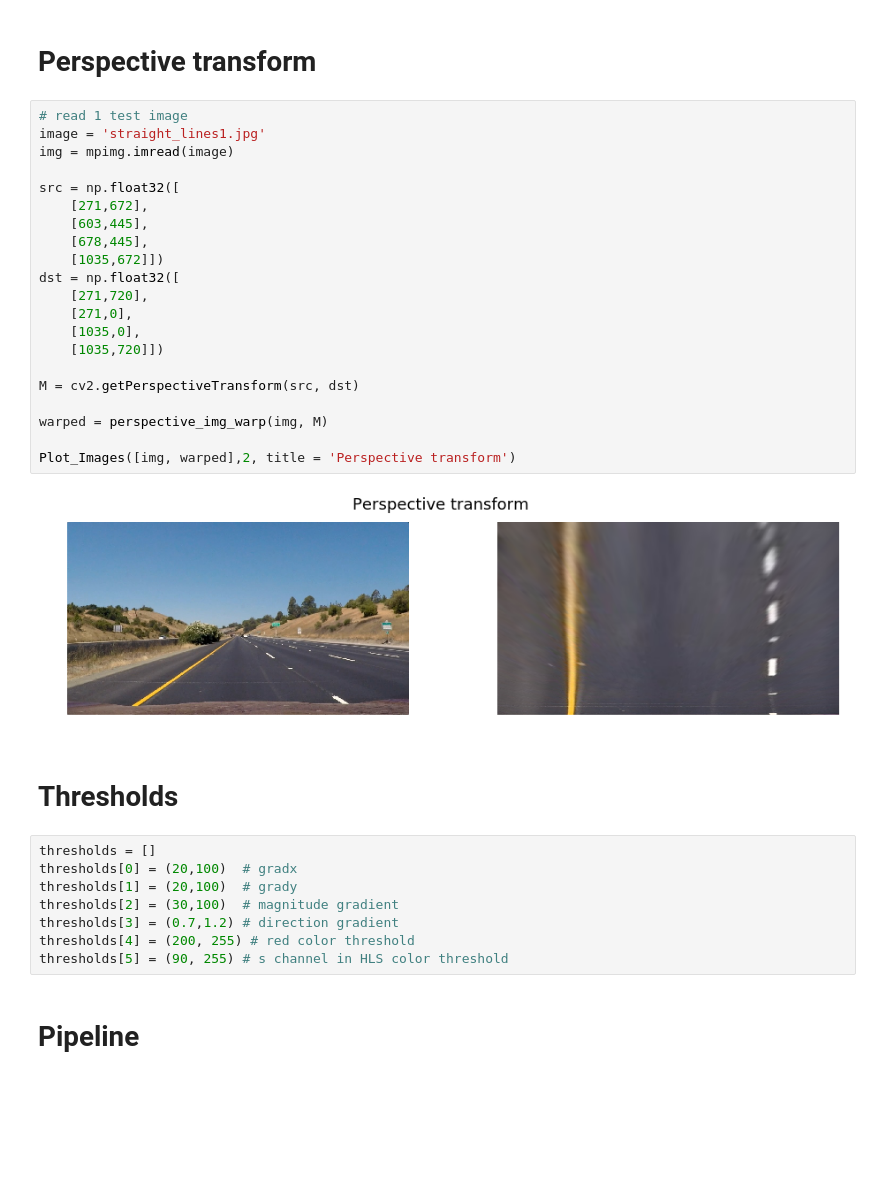
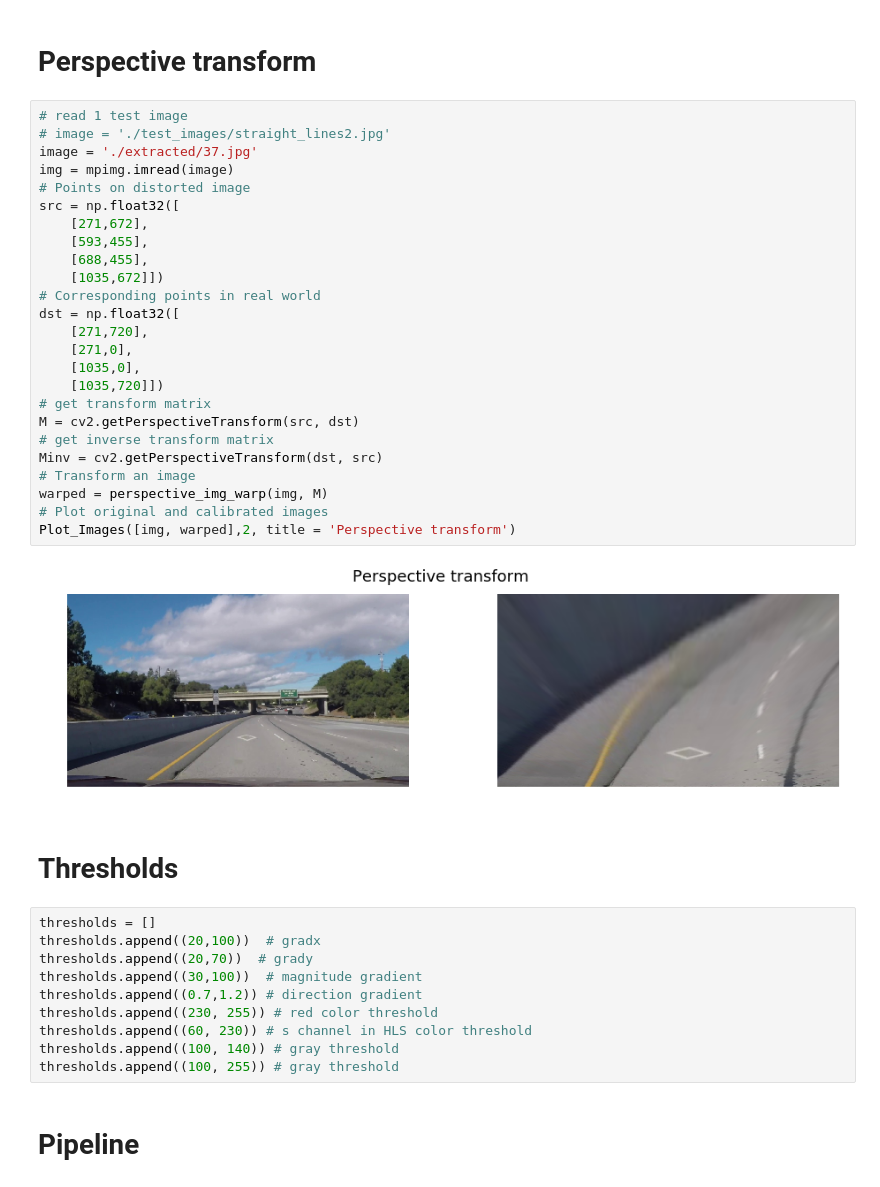
Before and after one commit to truongconghiep/CarND-Advanced-Lane-Lines, a Jupyter notebook: CarND-Advanced-Lane-Lines.ipynb, the cells around one changed output. Cells and saved outputs as stored; diff of their text form; blank space fills up the shorter version.

```diff
--- a/CarND-Advanced-Lane-Lines.ipynb
+++ b/CarND-Advanced-Lane-Lines.ipynb
@@ -294,36 +468,42 @@ print(mtx, dist)
 # Perspective transform
 # %%
 # read 1 test image
-image = 'straight_lines1.jpg'
+# image = './test_images/straight_lines2.jpg'
+image = './extracted/37.jpg'
 img = mpimg.imread(image)
-
+# Points on distorted image
 src = np.float32([
     [271,672],
-    [603,445],
-    [678,445],
+    [593,455],
+    [688,455],
     [1035,672]])
+# Corresponding points in real world
 dst = np.float32([
     [271,720],
     [271,0],
     [1035,0],
     [1035,720]])
-
+# get transform matrix
 M = cv2.getPerspectiveTransform(src, dst)
-
+# get inverse transform matrix
+Minv = cv2.getPerspectiveTransform(dst, src)
+# Transform an image
 warped = perspective_img_warp(img, M)
-
+# Plot original and calibrated images
 Plot_Images([img, warped],2, title = 'Perspective transform')
 # %% [output]
-[figure, old version]
+[figure, new version]
 # %% [markdown]
 # Thresholds
 # %%
 thresholds = []
-thresholds[0] = (20,100)  # gradx
-thresholds[1] = (20,100)  # grady
-thresholds[2] = (30,100)  # magnitude gradient
-thresholds[3] = (0.7,1.2) # direction gradient
-thresholds[4] = (200, 255) # red color threshold
-thresholds[5] = (90, 255) # s channel in HLS color threshold
+thresholds.append((20,100))  # gradx
+thresholds.append((20,70))  # grady
+thresholds.append((30,100))  # magnitude gradient
+thresholds.append((0.7,1.2)) # direction gradient
+thresholds.append((230, 255)) # red color threshold
+thresholds.append((60, 230)) # s channel in HLS color threshold
+thresholds.append((100, 140)) # gray threshold
+thresholds.append((100, 255)) # gray threshold
 # %% [markdown]
 # Pipeline
```
Also changed, not shown: parts of 9 cells of this notebook.
